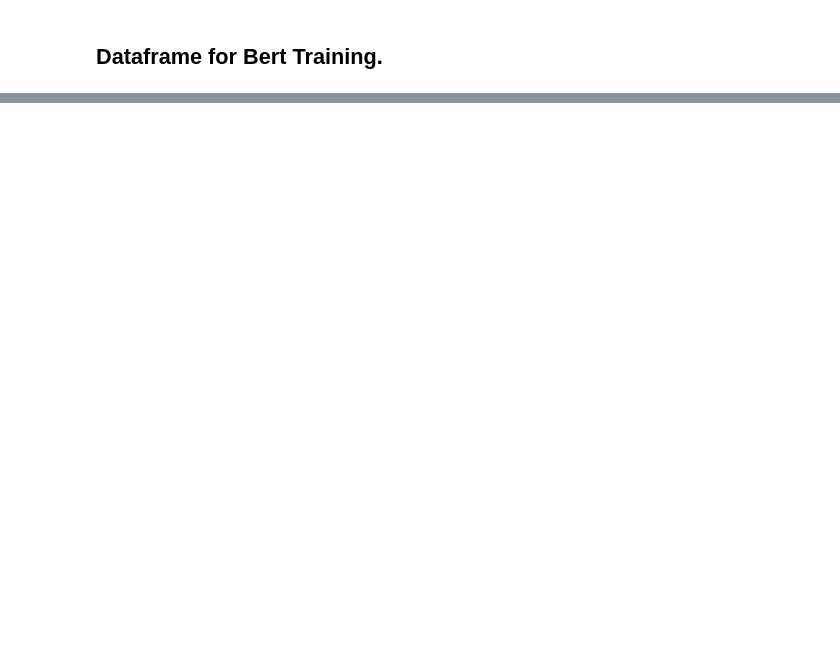
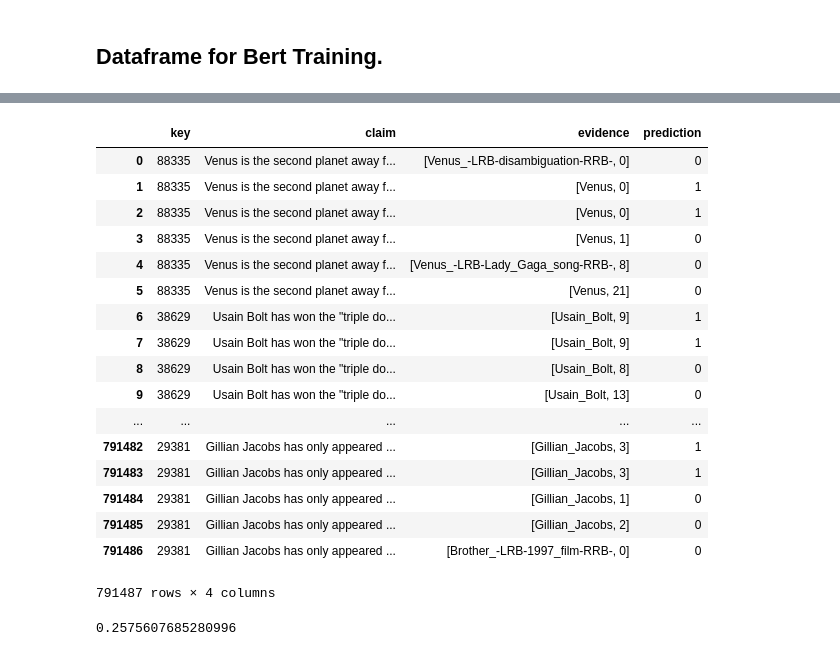
Before and after one commit to yiming95/AutomaticFactVerification, a Jupyter notebook: Data_For_Bert.ipynb, the cells around one changed output, grey strips where cells are left out. Saved outputs shown, nothing was run; the diff lists cells and outputs as text; code cells hidden in the pictures; blank space fills up the shorter version.

```diff
--- a/Data_For_Bert.ipynb
+++ b/Data_For_Bert.ipynb
@@ -97 +109,26 @@ for evidence in evidence_list:
+# %%
+corpus_df
+# %% [output]
+|  | key | claim | evidence | prediction |
+| 0 | 88335 | Venus is the second planet away f... | [Venus_-LRB-disambiguation-RRB-, 0] | 0 |
+| 1 | 88335 | Venus is the second planet away f... | [Venus, 0] | 1 |
+| 2 | 88335 | Venus is the second planet away f... | [Venus, 0] | 1 |
+| 3 | 88335 | Venus is the second planet away f... | [Venus, 1] | 0 |
+| 4 | 88335 | Venus is the second planet away f... | [Venus_-LRB-Lady_Gaga_song-RRB-, 8] | 0 |
+| 5 | 88335 | Venus is the second planet away f... | [Venus, 21] | 0 |
+| 6 | 38629 | Usain Bolt has won the "triple do... | [Usain_Bolt, 9] | 1 |
+| 7 | 38629 | Usain Bolt has won the "triple do... | [Usain_Bolt, 9] | 1 |
+| 8 | 38629 | Usain Bolt has won the "triple do... | [Usain_Bolt, 8] | 0 |
+| 9 | 38629 | Usain Bolt has won the "triple do... | [Usain_Bolt, 13] | 0 |
+| ... | ... | ... | ... | ... |
+| 791482 | 29381 | Gillian Jacobs has only appeared ... | [Gillian_Jacobs, 3] | 1 |
+| 791483 | 29381 | Gillian Jacobs has only appeared ... | [Gillian_Jacobs, 3] | 1 |
+| 791484 | 29381 | Gillian Jacobs has only appeared ... | [Gillian_Jacobs, 1] | 0 |
+| 791485 | 29381 | Gillian Jacobs has only appeared ... | [Gillian_Jacobs, 2] | 0 |
+| 791486 | 29381 | Gillian Jacobs has only appeared ... | [Brother_-LRB-1997_film-RRB-, 0] | 0 |
+791487 rows × 4 columns
+# %%
+corpus_df['prediction'].values.mean()
+# %% [output]
+0.2575607685280996
 # %%
```
Also changed, not shown: parts of 7 cells of this notebook, 3 other files.
